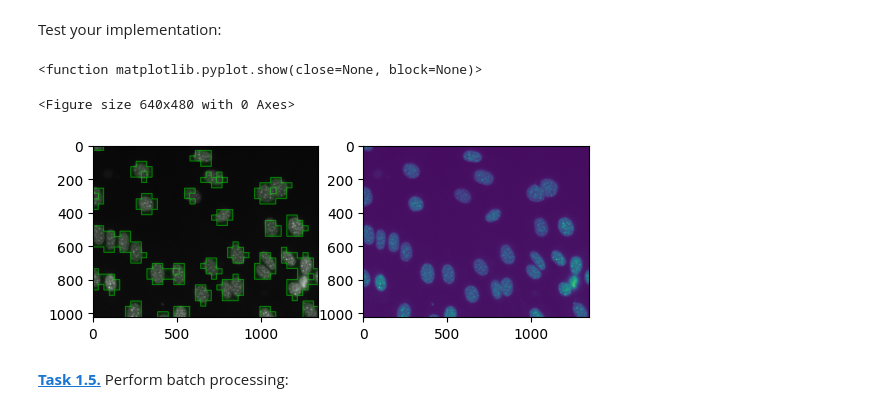
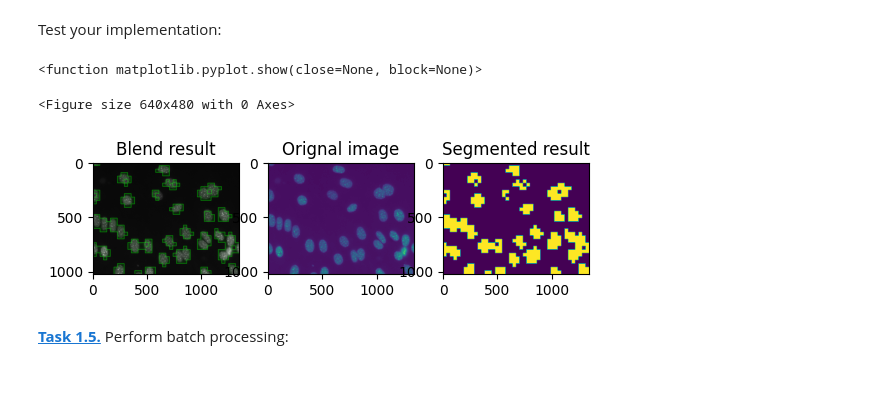
Before and after one commit to MiaRaedlein/mobi-fs5-python, a Jupyter notebook: svm_segm.ipynb, the cells around one changed output. Cells and saved outputs as stored; diff of their text form; code cells hidden in the pictures; blank space fills up the shorter version.

```diff
--- a/svm_segm.ipynb
+++ b/svm_segm.ipynb
@@ -100,18 +98,23 @@ Test your implementation:
 # %%
 plt.figure()
 img = plt.imread(f'data/NIH3T3/im/dna-0.png')
 seg = predict_image(img)
 
 plt.figure()
-plt.subplot(1,2,1)
+plt.subplot(1,3,1)
 plt.imshow(blend_result(img, seg))
-plt.subplot(1,2,2)
+plt.title('Blend result')
+plt.subplot(1,3,2)
 plt.imshow(img)
+plt.title('Orignal image')
+plt.subplot(1,3,3)
+plt.imshow(seg)
+plt.title('Segmented result')
 plt.show
 # %% [output]
 <function matplotlib.pyplot.show(close=None, block=None)>
 <Figure size 640x480 with 0 Axes>
-[figure, old version]
+[figure, new version]
 # %% [markdown]
 **[Task 1.5.]()** Perform batch processing:
 # %%
```
Also changed, not shown: parts of 1 cell of this notebook.
